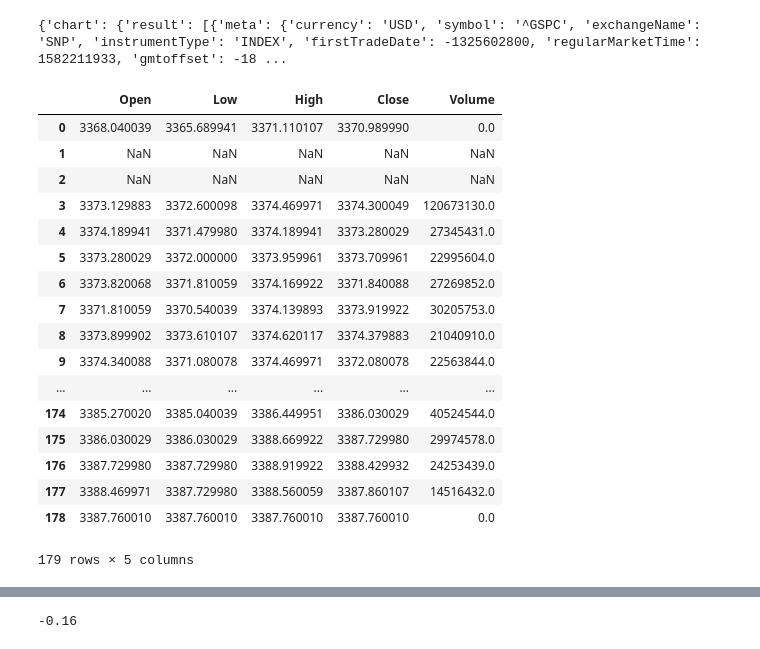
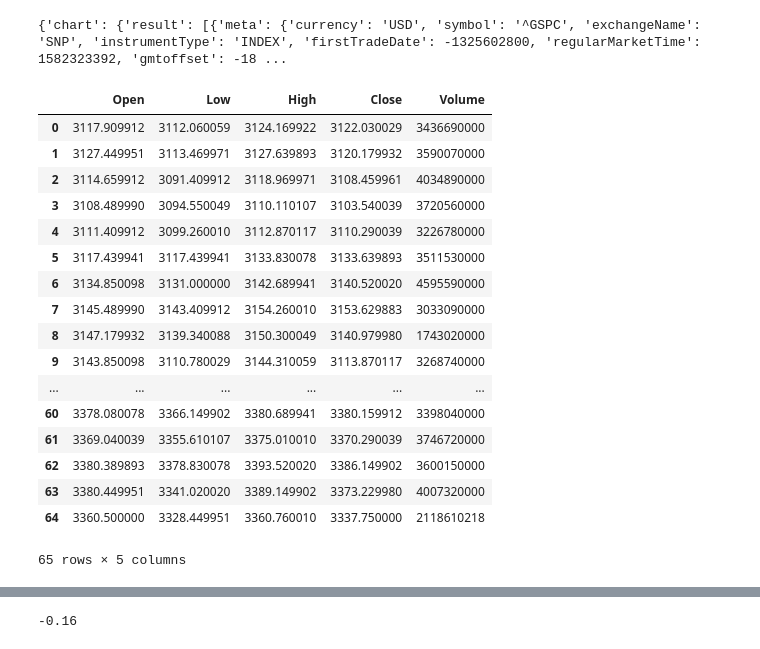
Before and after one commit to mazecore/Py_algotrader, a Jupyter notebook: TradingBot.ipynb, the cells around one changed output, grey strips where cells are left out. Saved outputs shown, nothing was run; the diff lists cells and outputs as text; code cells hidden in the pictures.

```diff
--- a/TradingBot.ipynb
+++ b/TradingBot.ipynb
@@ -25,10 +25,10 @@ maPortfolio = 25000
 maCash = 25000
 
 url = "https://query1.finance.yahoo.com/v8/finance/chart/%5EGSPC?symbol=%5EGSPC&period1={}&period2={}&interval={}&includePrePost=true&events=div%7Csplit%7Cearn&lang=en-US&region=US&crumb=ED2zlWJHcMa&corsDomain=finance.yahoo.com"
-monthAgo = time.time() - 2419200
+monthAgo = time.time() - 8419200
 weekAgo = time.time() - 386329
 
-r = requests.get(url.format(str(weekAgo).split('.')[0], now, '5m'))
+r = requests.get(url.format(str(monthAgo).split('.')[0], now, '1d'))
 
 # r = requests.get(url.format(str(monthAgo).split('.')[0], now, '30m'))
 # r = requests.get("""https://query1.finance.yahoo.com/v8/finance/chart/%5EGSPC?symbol=%5EGSPC&period1=1574186393&period2=1576778393&interval=30m&includePrePost=true&events=div%7Csplit%7Cearn&lang=en-US&region=US&crumb=ED2zlWJHcMa&corsDomain=finance.yahoo.com
@@ -38,7 +38,7 @@ print(yahoo)
 time = yahoo["chart"]["result"][0]["timestamp"]
 quote = yahoo["chart"]["result"][0]["indicators"]["quote"][0]
 # %% [output]
-{'chart': {'result': [{'meta': {'currency': 'USD', 'symbol': '^GSPC', 'exchangeName': 'SNP', 'instrumentType': 'INDEX', 'firstTradeDate': -1325602800, 'regularMarketTime': 1582211933, 'gmtoffset': -18 ...
+{'chart': {'result': [{'meta': {'currency': 'USD', 'symbol': '^GSPC', 'exchangeName': 'SNP', 'instrumentType': 'INDEX', 'firstTradeDate': -1325602800, 'regularMarketTime': 1582323392, 'gmtoffset': -18 ...
 # %%
 def ROC(df, n, price='Close'):
     """
@@ -66,6 +66,31 @@ def MFI2(df, n):
     TotMF = PP * df['Volume']
     MFR = pd.Series(PosMF / TotMF)
     result = pd.Series(MFR.rolling(n).mean(), name='MFI_' + str(n))
+    return result
+
+def BBANDS(df, n, price='Close'):
+    """
+    Bollinger Bands
+    """
+    MA = pd.Series(df[price].rolling(n).mean())
+    MSD = pd.Series(df[price].rolling(n).std())
+    b1 = 4 * MSD / MA
+    B1 = pd.Series(b1, name='BollingerB_' + str(n))
+    b2 = (df[price] - MA + 2 * MSD) / (4 * MSD)
+    B2 = pd.Series(b2, name='Bollinger%b_' + str(n))
+    result = pd.DataFrame([B1, B2]).transpose()
+    return result
+
+def MACD(df, n_fast, n_slow, price='Close'):
+    """
+    MACD, MACD Signal and MACD difference
+    """
+    EMAfast = pd.Series(df[price].ewm(span=n_fast, min_periods=n_slow - 1).mean())
+    EMAslow = pd.Series(df[price].ewm(span=n_slow, min_periods=n_slow - 1).mean())
+    MACD = pd.Series(EMAfast - EMAslow, name='MACD_%d_%d' % (n_fast, n_slow))
+    MACDsign = pd.Series(MACD.ewm(span=9, min_periods=8).mean(), name='MACDsign_%d_%d' % (n_fast, n_slow))
+    MACDdiff = pd.Series(MACD - MACDsign, name='MACDdiff_%d_%d' % (n_fast, n_slow))
+    result = pd.DataFrame([MACD, MACDsign, MACDdiff]).transpose()
     return result
 
 def RSI(df, n):
@@ -90,49 +115,49 @@ def RSI(df, n):
         DoI.append(DoD)
         i = i + 1
     UpI = pd.Series(UpI)
     DoI = pd.Series(DoI)
     PosDI = pd.Series(UpI.ewm(span=n, min_periods=n - 1).mean())
     NegDI = pd.Series(DoI.ewm(span=n, min_periods=n - 1).mean())
     result = pd.Series(PosDI / (PosDI + NegDI), name='RSI_' + str(n))
     return result
 
 def STDDEV(df, n):
     """
     Standard Deviation
     """
     result = pd.Series(df['Close'].rolling(n).std(), name='STD_' + str(n))
     return result
 
 # intialise data of lists.
 data = {'Open': quote['open'] ,
         'Low': quote['low'] ,
         'High': quote['high'],
         'Close': quote['close'],
         'Volume': quote['volume']}
 
 # Create DataFrame
 df = pd.DataFrame(data)
 
 # Print the output.
 df
 # %% [output]
 |  | Open | Low | High | Close | Volume |
-| 0 | 3368.040039 | 3365.689941 | 3371.110107 | 3370.989990 | 0.0 |
-| 1 | NaN | NaN | NaN | NaN | NaN |
-| 2 | NaN | NaN | NaN | NaN | NaN |
-| 3 | 3373.129883 | 3372.600098 | 3374.469971 | 3374.300049 | 120673130.0 |
-| 4 | 3374.189941 | 3371.479980 | 3374.189941 | 3373.280029 | 27345431.0 |
-| 5 | 3373.280029 | 3372.000000 | 3373.959961 | 3373.709961 | 22995604.0 |
-| 6 | 3373.820068 | 3371.810059 | 3374.169922 | 3371.840088 | 27269852.0 |
-| 7 | 3371.810059 | 3370.540039 | 3374.139893 | 3373.919922 | 30205753.0 |
-| 8 | 3373.899902 | 3373.610107 | 3374.620117 | 3374.379883 | 21040910.0 |
-| 9 | 3374.340088 | 3371.080078 | 3374.469971 | 3372.080078 | 22563844.0 |
+| 0 | 3117.909912 | 3112.060059 | 3124.169922 | 3122.030029 | 3436690000 |
+| 1 | 3127.449951 | 3113.469971 | 3127.639893 | 3120.179932 | 3590070000 |
+| 2 | 3114.659912 | 3091.409912 | 3118.969971 | 3108.459961 | 4034890000 |
+| 3 | 3108.489990 | 3094.550049 | 3110.110107 | 3103.540039 | 3720560000 |
+| 4 | 3111.409912 | 3099.260010 | 3112.870117 | 3110.290039 | 3226780000 |
+| 5 | 3117.439941 | 3117.439941 | 3133.830078 | 3133.639893 | 3511530000 |
+| 6 | 3134.850098 | 3131.000000 | 3142.689941 | 3140.520020 | 4595590000 |
+| 7 | 3145.489990 | 3143.409912 | 3154.260010 | 3153.629883 | 3033090000 |
+| 8 | 3147.179932 | 3139.340088 | 3150.300049 | 3140.979980 | 1743020000 |
+| 9 | 3143.850098 | 3110.780029 | 3144.310059 | 3113.870117 | 3268740000 |
 | ... | ... | ... | ... | ... | ... |
-| 174 | 3385.270020 | 3385.040039 | 3386.449951 | 3386.030029 | 40524544.0 |
-| 175 | 3386.030029 | 3386.030029 | 3388.669922 | 3387.729980 | 29974578.0 |
-| 176 | 3387.729980 | 3387.729980 | 3388.919922 | 3388.429932 | 24253439.0 |
-| 177 | 3388.469971 | 3387.729980 | 3388.560059 | 3387.860107 | 14516432.0 |
-| 178 | 3387.760010 | 3387.760010 | 3387.760010 | 3387.760010 | 0.0 |
+| 60 | 3378.080078 | 3366.149902 | 3380.689941 | 3380.159912 | 3398040000 |
+| 61 | 3369.040039 | 3355.610107 | 3375.010010 | 3370.290039 | 3746720000 |
+| 62 | 3380.389893 | 3378.830078 | 3393.520020 | 3386.149902 | 3600150000 |
+| 63 | 3380.449951 | 3341.020020 | 3389.149902 | 3373.229980 | 4007320000 |
+| 64 | 3360.500000 | 3328.449951 | 3360.760010 | 3337.750000 | 2118610218 |
-179 rows × 5 columns
+65 rows × 5 columns
 # %%
 # mf = MFI(df, 14)
```
Also changed, not shown: parts of 2 cells of this notebook, 6 other files.
